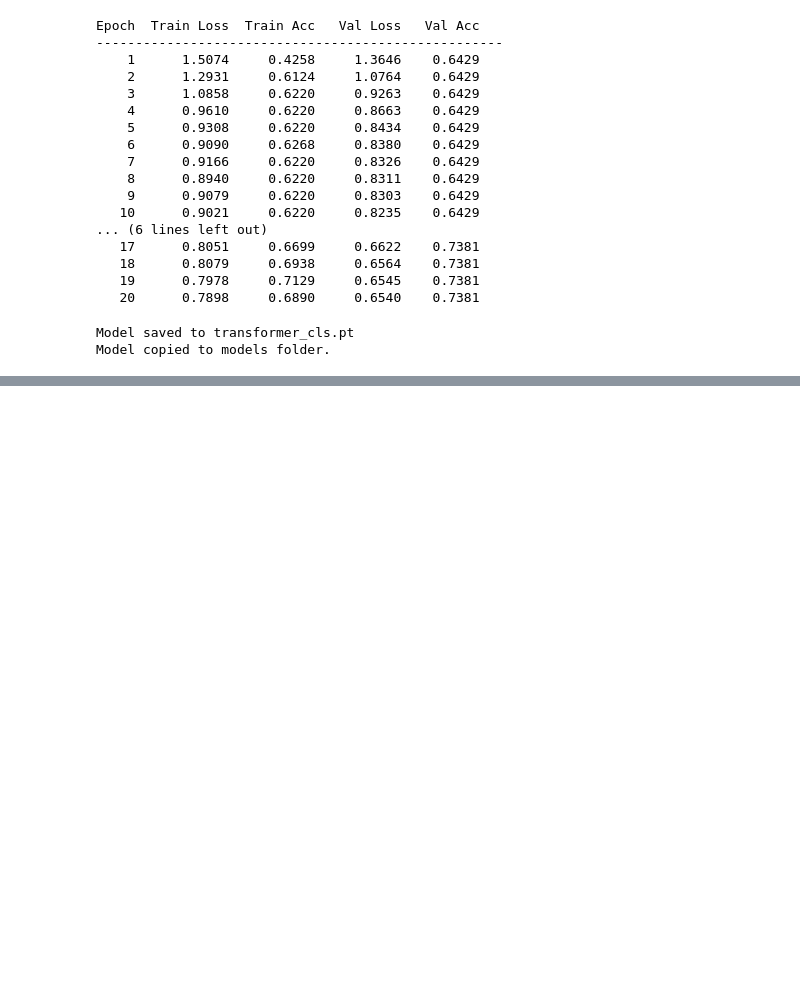
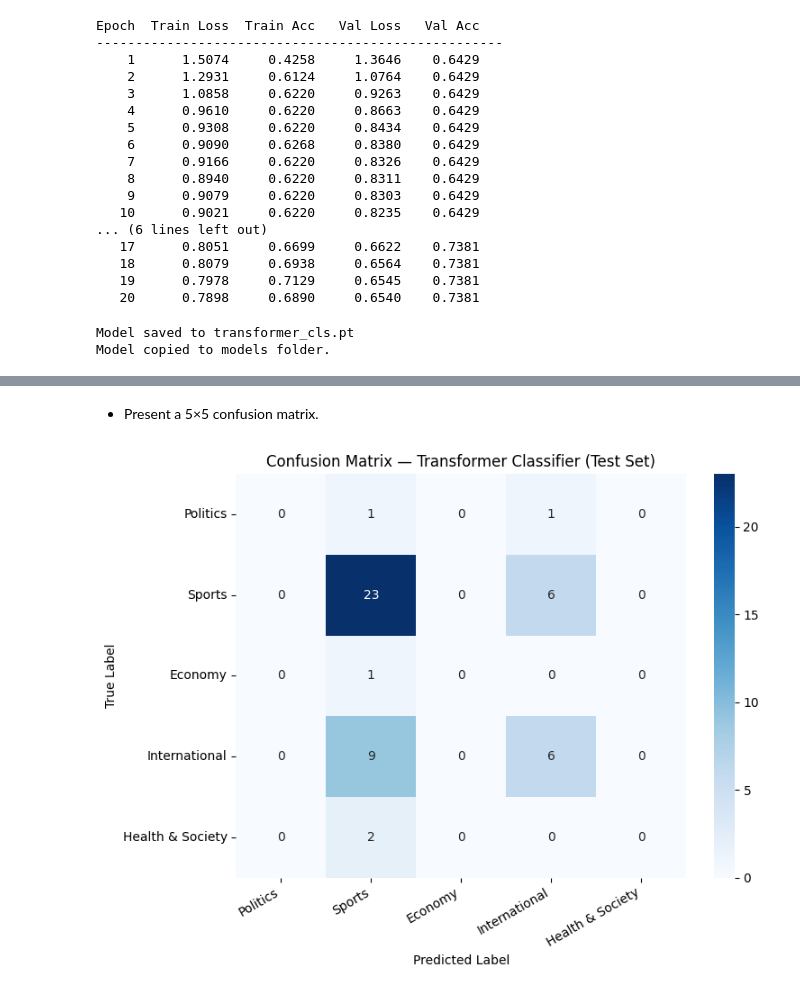
Before and after one commit to Fatima-Siddiqa/i23-2543-NLP-Assignment2, a Jupyter notebook: i23-2543_Assignment2_DS-A/i23-2543_Assignment2_DS-A.ipynb, the cells around one changed output, grey strips where cells are left out. Drawn from its saved outputs; the diff is of its cells as text; code cells hidden in the pictures; blank space fills up the shorter version.

```diff
--- a/i23-2543_Assignment2_DS-A/i23-2543_Assignment2_DS-A.ipynb
+++ b/i23-2543_Assignment2_DS-A/i23-2543_Assignment2_DS-A.ipynb
@@ -4152,0 +4167,20 @@ To https://github.com/Fatima-Siddiqa/i23-2543-NLP-Assignment2.git
+# %% [markdown]
+- Present a 5×5 confusion matrix.
+# %%
+cm = confusion_matrix(test_labels, test_preds, labels=list(range(N_CLASSES)))
+cat_names = [IDX2LABEL[i] for i in range(N_CLASSES)]
+
+plt.figure(figsize=(8, 6))
+sns.heatmap(
+    cm, annot=True, fmt="d", cmap="Blues",
+    xticklabels=cat_names, yticklabels=cat_names
+)
+plt.title("Confusion Matrix — Transformer Classifier (Test Set)")
+plt.xlabel("Predicted Label")
+plt.ylabel("True Label")
+plt.xticks(rotation=30, ha="right")
+plt.yticks(rotation=0)
+plt.tight_layout()
+plt.show()
+# %% [output]
+[figure, added]
```
Also changed, not shown: parts of 9 cells of this notebook.
